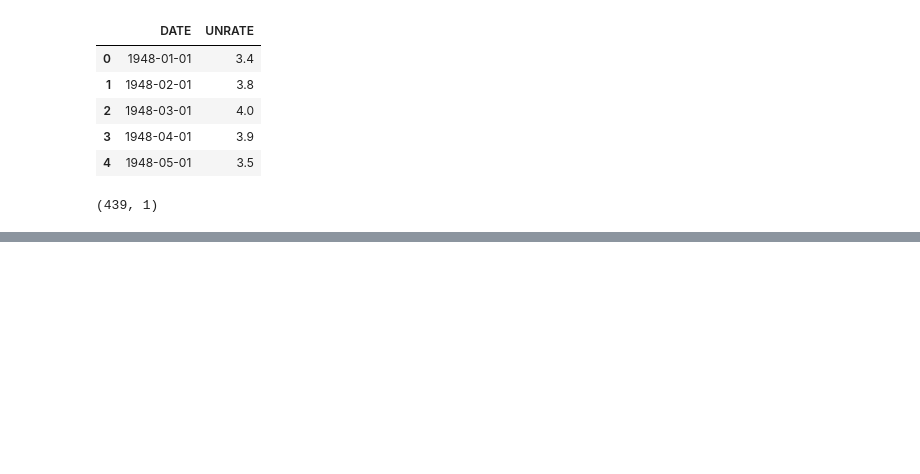
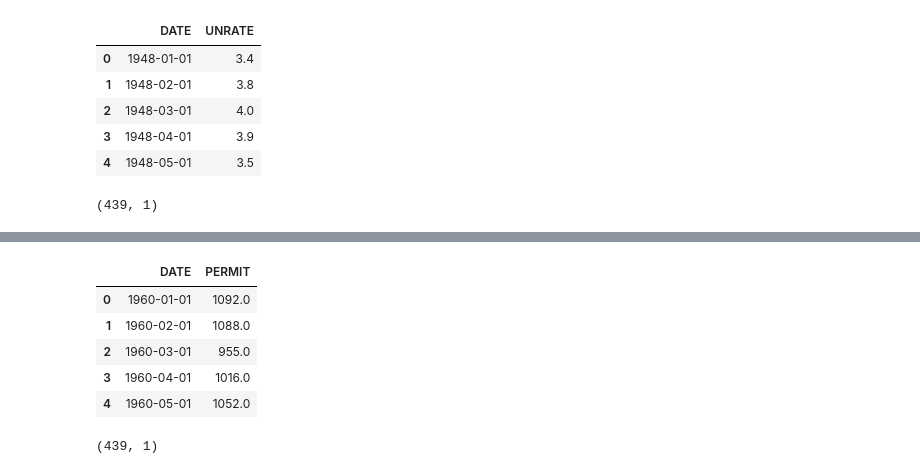
Before and after one commit to visha2000/Airbnb_analysis, a Jupyter notebook: US_Sales_house_price_predication.ipynb, the cells around one changed output, grey strips where cells are left out. Saved outputs shown, nothing was run; the diff lists cells and outputs as text; code cells hidden in the pictures; blank space fills up the shorter version.

```diff
--- a/US_Sales_house_price_predication.ipynb
+++ b/US_Sales_house_price_predication.ipynb
@@ -212,0 +241,11 @@ data
+# %%
+permit = pd.read_csv("PERMIT.csv")
+# %%
+permit.head()
+# %% [output]
+|  | DATE | PERMIT |
+| 0 | 1960-01-01 | 1092.0 |
+| 1 | 1960-02-01 | 1088.0 |
+| 2 | 1960-03-01 | 955.0 |
+| 3 | 1960-04-01 | 1016.0 |
+| 4 | 1960-05-01 | 1052.0 |
@@ -212,0 +259,4 @@ data
+# %%
+permit.shape
+# %% [output]
+(439, 1)
```
Also changed, not shown: parts of 20 cells of this notebook.
